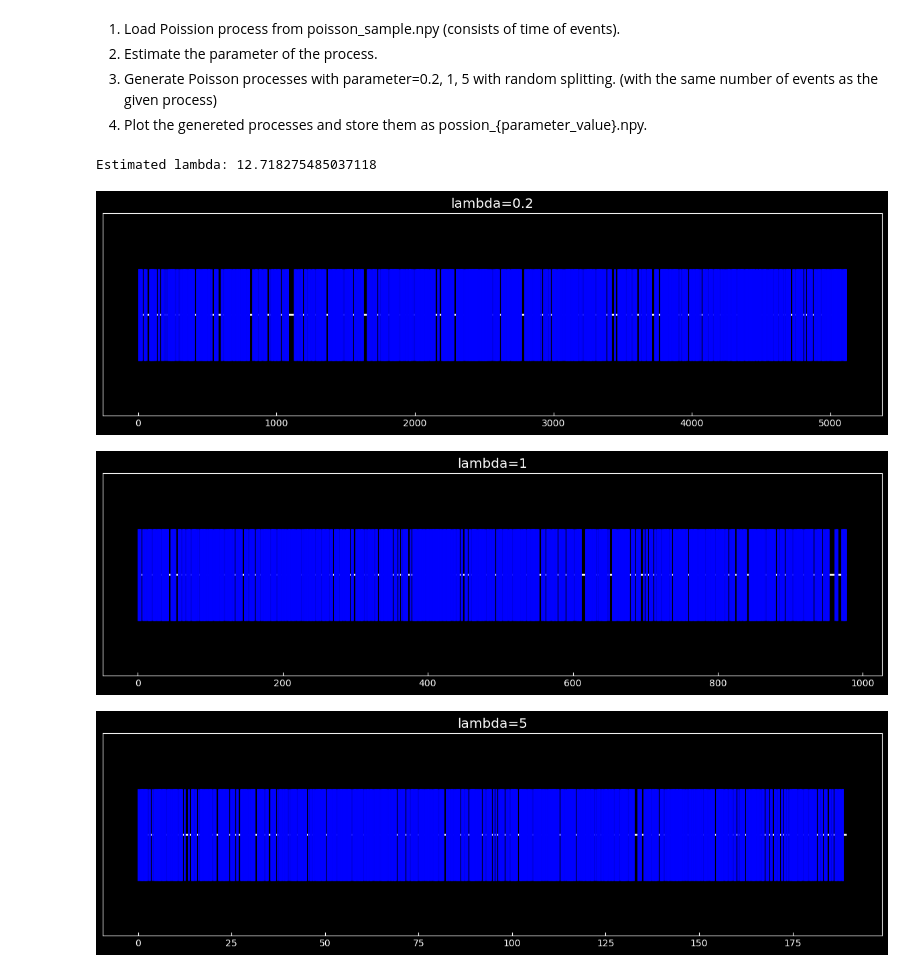
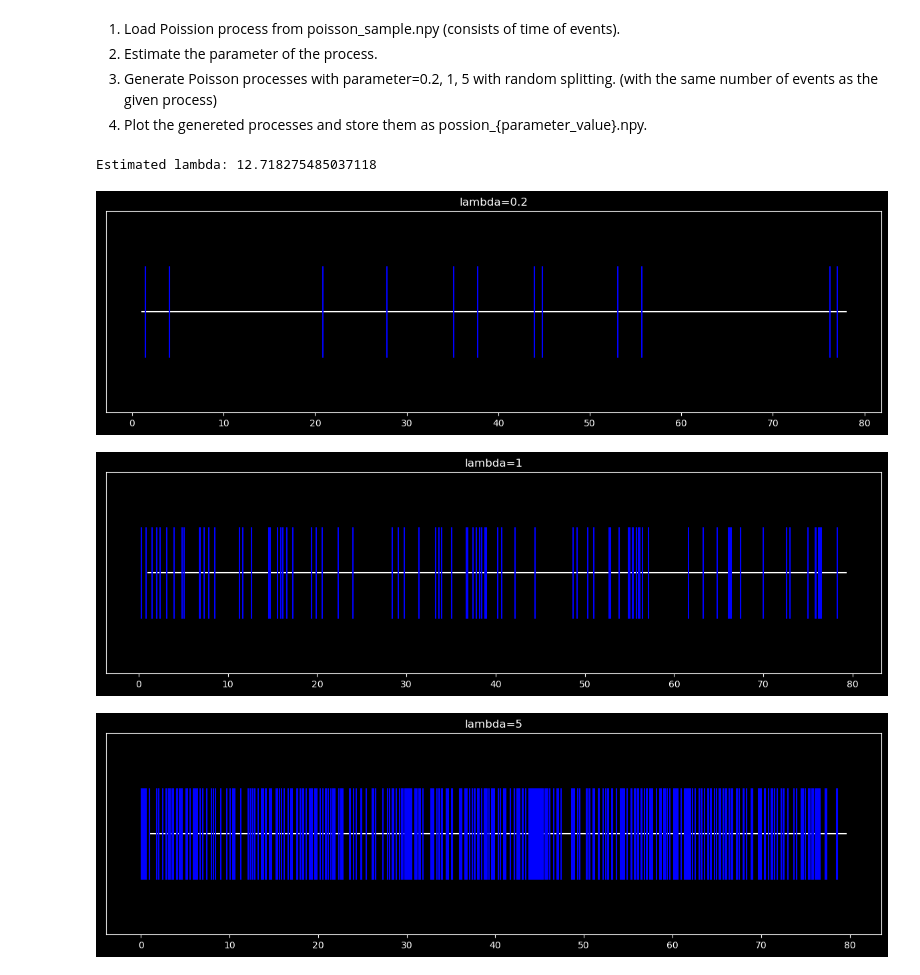
Before and after one commit to mohammadmozafari/stochastic-processes, a Jupyter notebook: hw1/Poisson Process.ipynb, the cells around one changed output. Drawn from its saved outputs; the diff is of its cells as text; code cells hidden in the pictures.

```diff
--- a/hw1/Poisson Process.ipynb
+++ b/hw1/Poisson Process.ipynb
@@ -173,29 +173,30 @@ Absolute value of difference between average and expectation for all i's:
 # %%
 # Load poisson process
 ps = np.load('poisson_sample.npy')
 
 # Estimate lambda
 estimated_lambda = ps.shape[0] / (ps[-1] - ps[0])
 print('Estimated lambda:', estimated_lambda)
 
 # Generate, plot and save processes
 lambdas = [0.2, 1, 5]
 for lam in lambdas:
-    X = np.random.exponential(1/lam, 1000)
-    S = np.cumsum(X)
+    mask = np.random.uniform(0, 1, ps.shape[0])
+    S = ps * (mask <= lam / estimated_lambda)
+    S = S[S.nonzero()]
     np.save('poisson_{}'.format(lam), S)
     plt.figure()
     plt.rc('figure', figsize=(15, 4), dpi=100)
     plt.hlines(1, 1, S[-1]+1)
     plt.eventplot(S, orientation='horizontal', colors='blue')
     plt.grid(False)
     plt.title('lambda={}'.format(lam))
     fig = plt.gca()
     yaxis = fig.axes.get_yaxis()
     yaxis.set_visible(False)
     plt.show()
 # %% [output]
 Estimated lambda: 12.718275485037118
-[figure, old version]
+[figure, new version]
-[figure, old version]
+[figure, new version]
-[figure, old version]
+[figure, new version]
```
Also changed, not shown: parts of 4 cells of this notebook.
